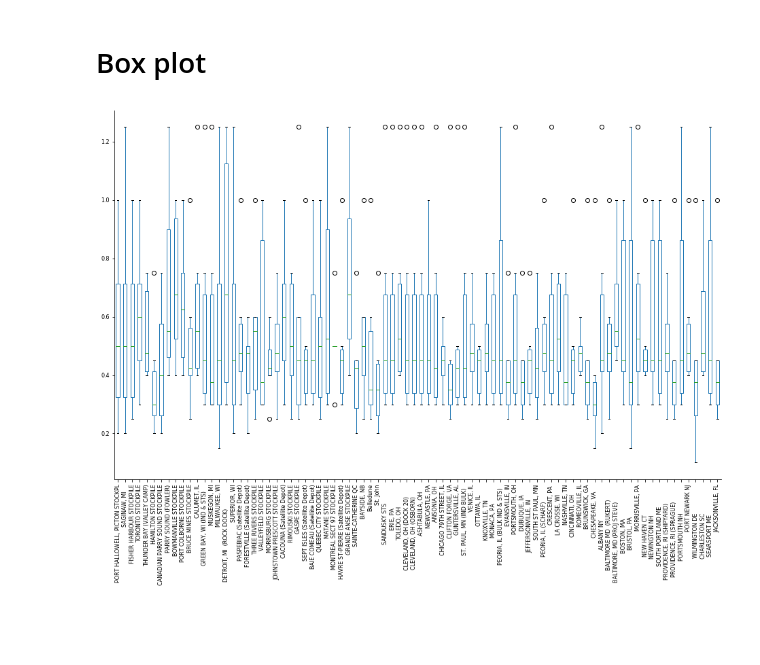
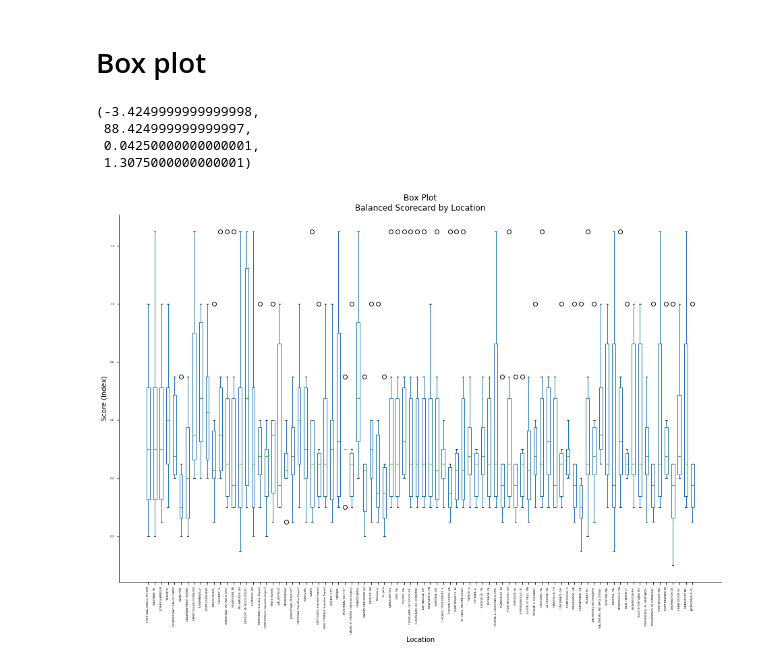
Before and after one commit to gillespilon/box_plot, a Jupyter notebook: box_plot.ipynb, the cells around one changed output. Cells and saved outputs as stored; diff of their text form; code cells hidden in the pictures; blank space fills up the shorter version.

Commit message:
Add auto-scaling, change x-axis label size

```diff
--- a/box_plot.ipynb
+++ b/box_plot.ipynb
@@ -15,11 +15,19 @@ chart_xlabel = 'Location'
 # %%
 # T is transpose index and columns
 #ax = df.T.plot.box(notch=True, showmeans=True)
-ax = df.T.plot.box(figsize=(16, 10), rot=90, fontsize=8)
+ax = df.T.plot.box(figsize=(16, 10), rot=90, fontsize=4)
 for spine in 'right', 'top':
     ax.spines[spine].set_color('none')
+ax.set_title(chart_title + '\n' + chart_subtitle)
+ax.set_ylabel(chart_ylabel)
+ax.set_xlabel(chart_xlabel)
+ax.axis('auto')
 # %% [output]
+(-3.4249999999999998,
+ 88.424999999999997,
+ 0.04250000000000001,
+ 1.3075000000000001)
-[figure, old version]
+[figure, new version]
 # %%
 ax.figure.savefig('box_plot.svg', format='svg')
 ax.figure.savefig('box_plot.pdf', format='pdf')
```
